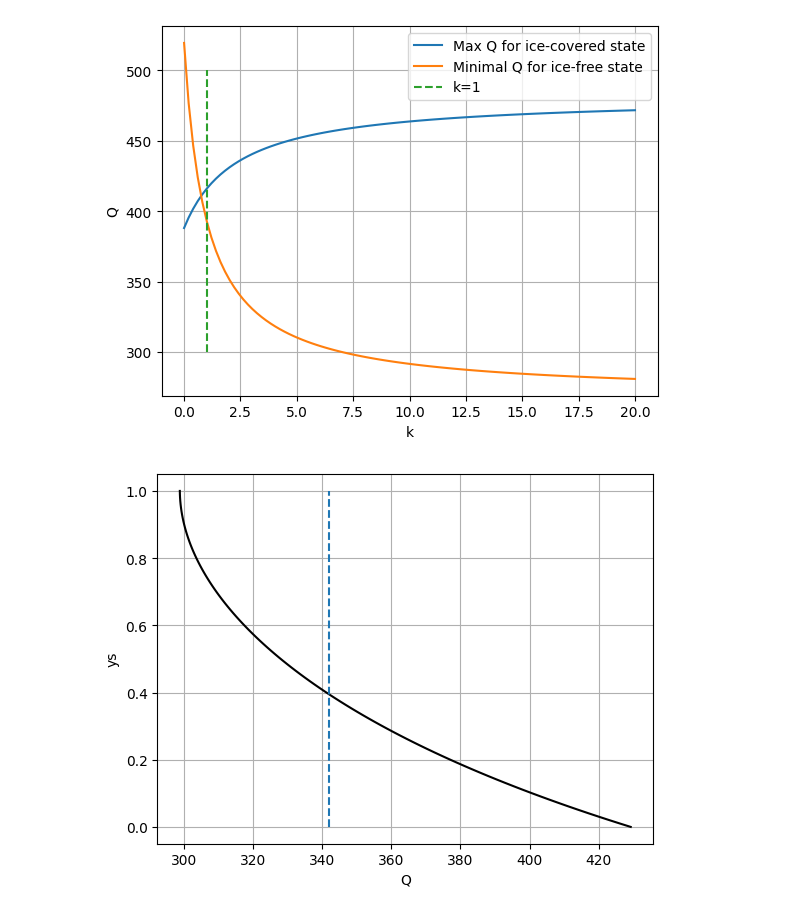
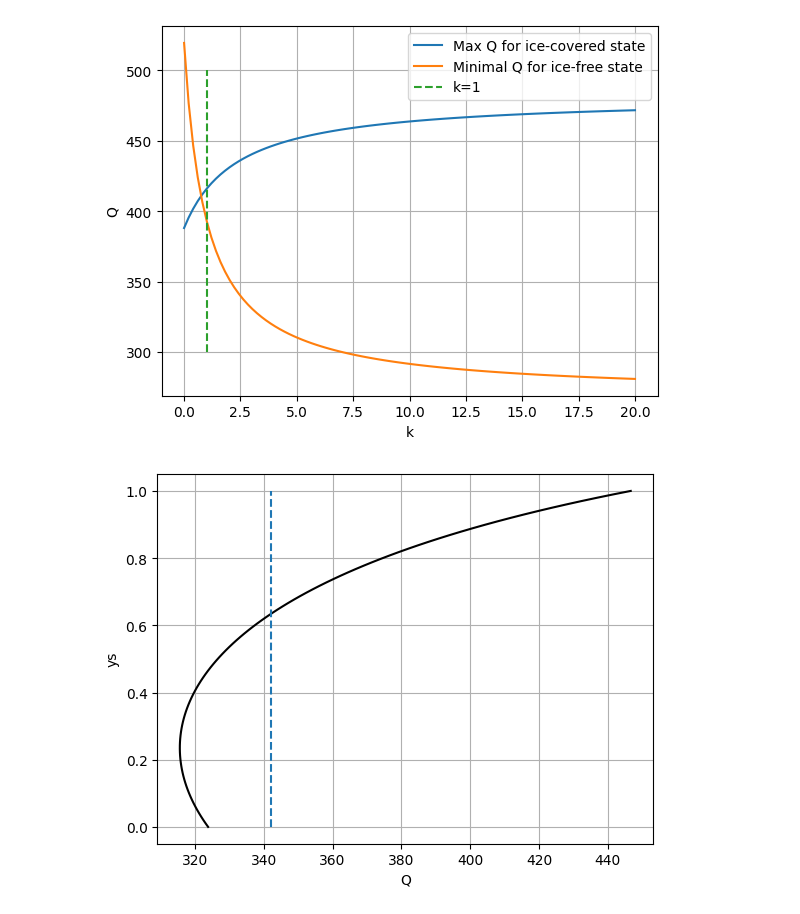
Before and after one commit to video-omnia/Planet-Earth-CW, a Jupyter notebook: Investigation 1.ipynb, the cells around one changed output. Saved outputs shown, nothing was run; the diff lists cells and outputs as text; code cells hidden in the pictures.

```diff
--- a/Investigation 1.ipynb
+++ b/Investigation 1.ipynb
@@ -83,27 +83,25 @@ plt.legend()
 <matplotlib.legend.Legend at 0x...>
 [figure]
 # %%
-import numpy as np
-import matplotlib.pyplot as plt
 A = 202 # outgoing radiation
 B = 1.9 # outgoing radiation
-k = 5*B # transport parameter
+k = 0.5*B # transport parameter
 s = lambda y: 1 - 0.482*(3*y**2 - 1)/2 # solar weighting
 aw = 0.32 # water albedo
 ai = 0.62 # ice albedo
 Tc = -10.0 # critical temperature for ice formation
 Q0 = 342.0 # solar constant (1370 W/m^2 divided by 4)
 
 abar = lambda ys: ai + (aw - ai)*ys*(1 - 0.241*(ys**2 - 1))
 Qfunc = lambda ys: (Tc + A/B)*(B+k)/(s(ys)*(1 - (ai+aw)/2) + k/B*(1 - abar(ys)))
 
 # Solve for the ice line
 ys = np.linspace(0, 1, 100);
 Qs = Qfunc(ys);
 plt.plot(Qs, ys, 'k')
 plt.plot([Q0, Q0], [0, 1], '--')
 plt.xlabel('Q');
 plt.ylabel('ys');
 plt.grid(1)
 # %% [output]
-[figure, old version]
+[figure, new version]
```
Also changed, not shown: parts of 3 cells of this notebook.
